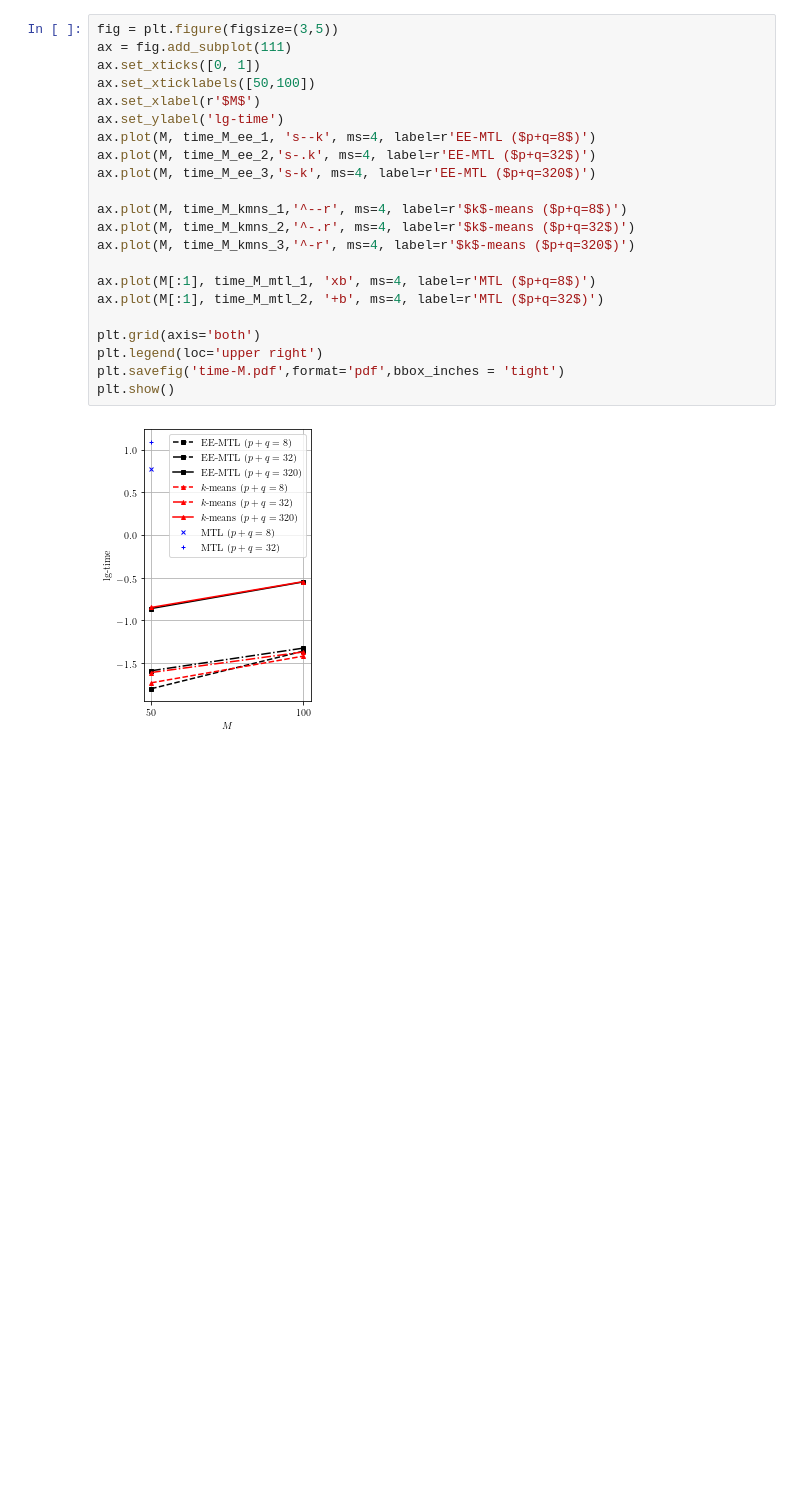
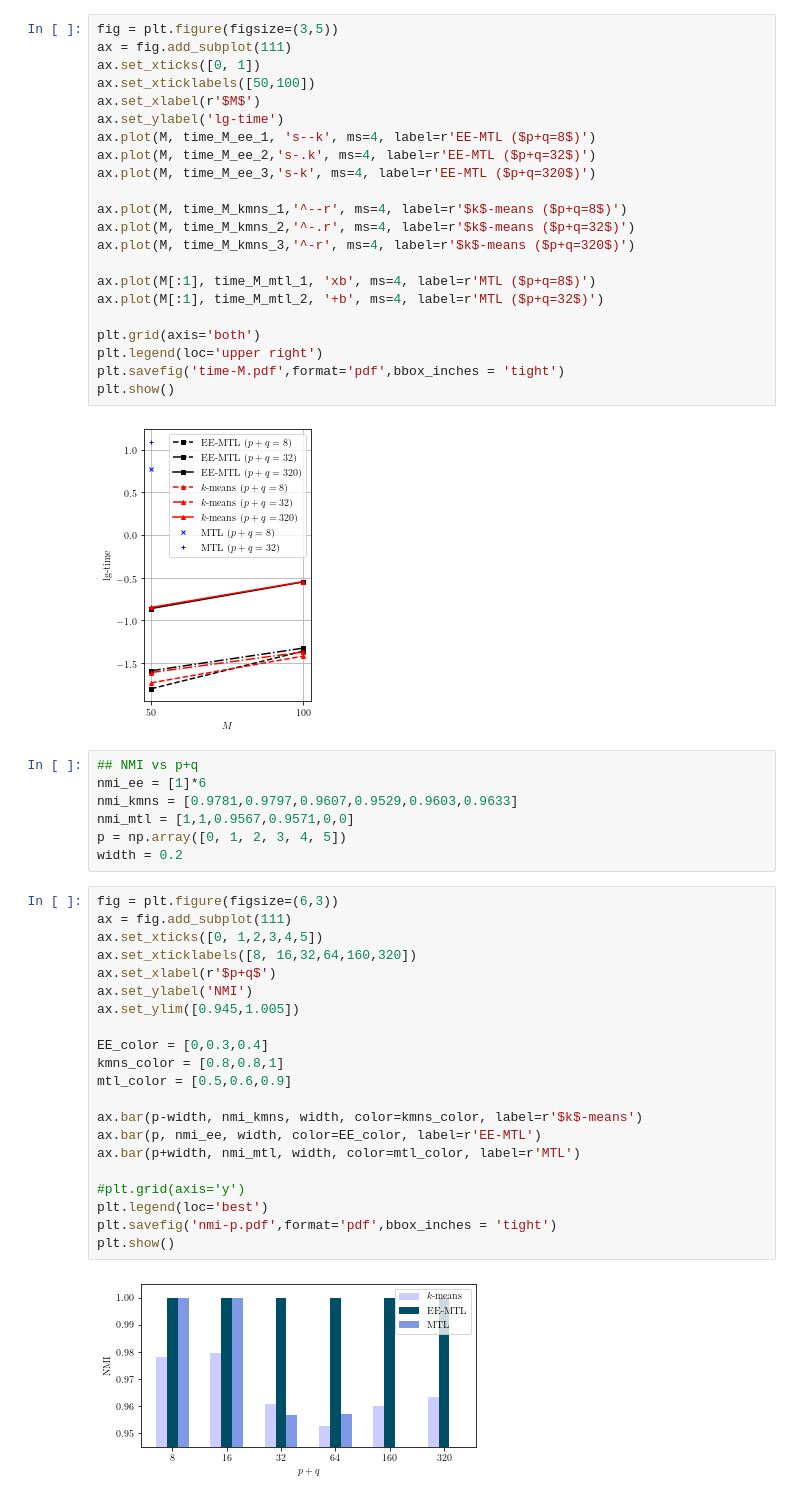
Before and after one commit to SuikaXhq/learning-machine-learning, a Jupyter notebook: source/EE-MTL/draw.ipynb, the cells around one changed output. Drawn from its saved outputs; the diff is of its cells as text; blank space fills up the shorter version.

```diff
--- a/source/EE-MTL/draw.ipynb
+++ b/source/EE-MTL/draw.ipynb
@@ -96,3 +106,33 @@ plt.savefig('time-M.pdf',format='pdf',bbox_inches = 'tight')
 plt.show()
 # %% [output]
 [figure]
+# %%
+## NMI vs p+q
+nmi_ee = [1]*6
+nmi_kmns = [0.9781,0.9797,0.9607,0.9529,0.9603,0.9633]
+nmi_mtl = [1,1,0.9567,0.9571,0,0]
+p = np.array([0, 1, 2, 3, 4, 5])
+width = 0.2
+# %%
+fig = plt.figure(figsize=(6,3))
+ax = fig.add_subplot(111)
+ax.set_xticks([0, 1,2,3,4,5])
+ax.set_xticklabels([8, 16,32,64,160,320])
+ax.set_xlabel(r'$p+q$')
+ax.set_ylabel('NMI')
+ax.set_ylim([0.945,1.005])
+
+EE_color = [0,0.3,0.4]
+kmns_color = [0.8,0.8,1]
+mtl_color = [0.5,0.6,0.9]
+
+ax.bar(p-width, nmi_kmns, width, color=kmns_color, label=r'$k$-means')
+ax.bar(p, nmi_ee, width, color=EE_color, label=r'EE-MTL')
+ax.bar(p+width, nmi_mtl, width, color=mtl_color, label=r'MTL')
+
+#plt.grid(axis='y')
+plt.legend(loc='best')
+plt.savefig('nmi-p.pdf',format='pdf',bbox_inches = 'tight')
+plt.show()
+# %% [output]
+[figure, added]
```
Also changed, not shown: parts of 3 cells of this notebook, 1 other file.
